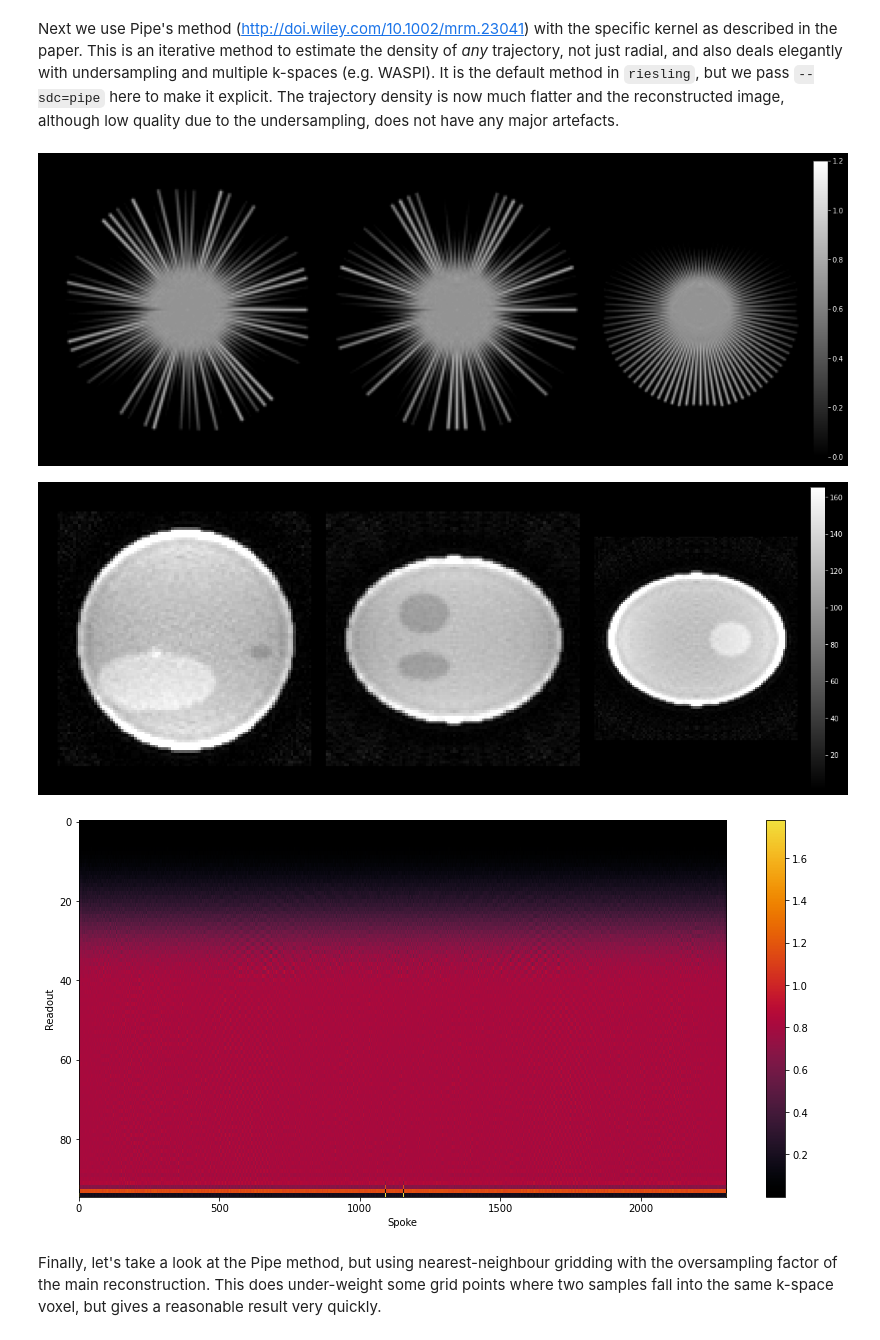
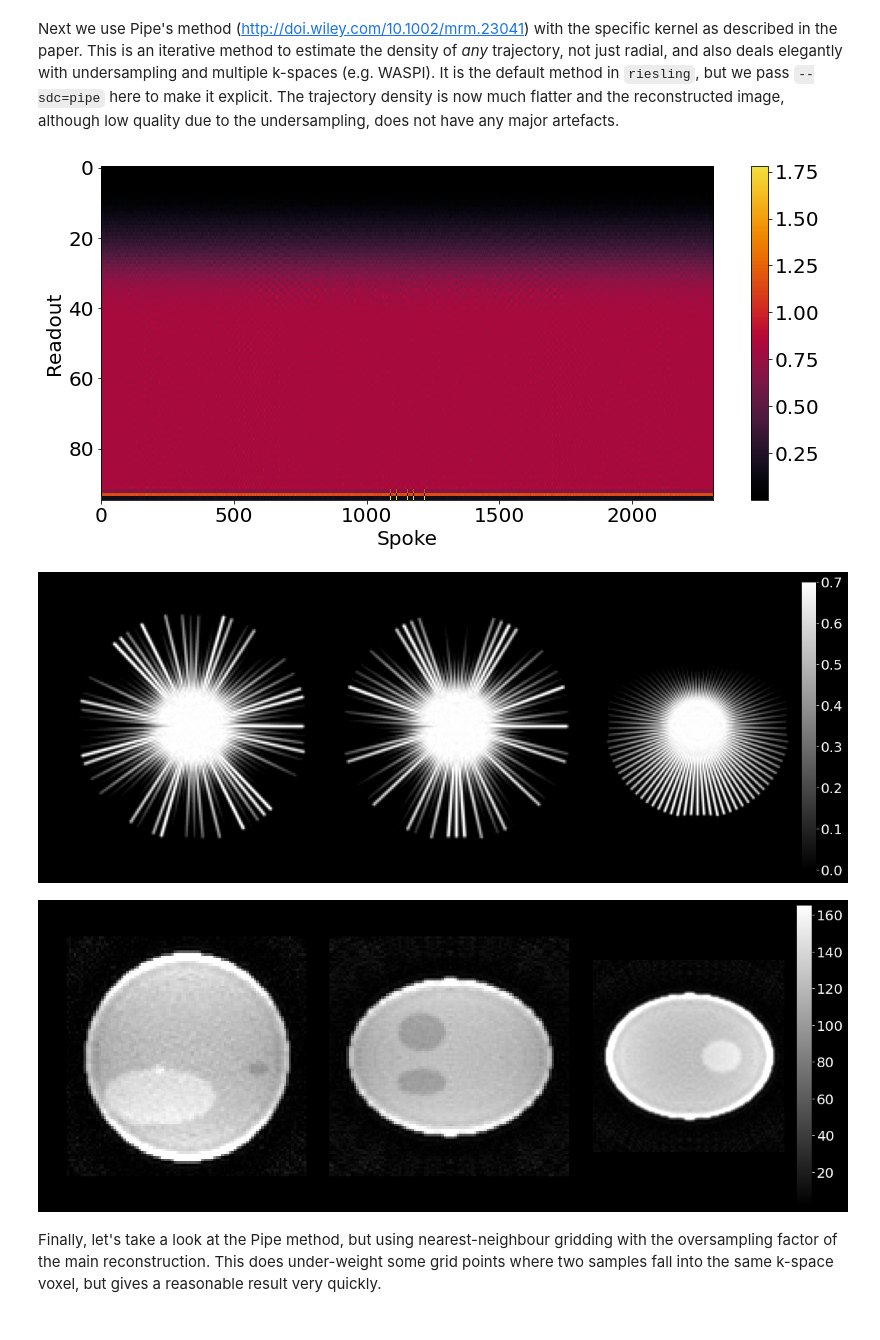
Before and after one commit to spinicist/old-riesling-examples, a Jupyter notebook: sdc.ipynb, the cells around one changed output. Cells and saved outputs as stored; diff of their text form; code cells hidden in the pictures.

```diff
--- a/sdc.ipynb
+++ b/sdc.ipynb
@@ -38,14 +40,14 @@ Next we use Pipe's method (http://doi.wiley.com/10.1002/mrm.23041) with the spec
 # %%
 !riesling sdc 'phantom.h5' -o pipe --sdc=pipe
 !riesling traj 'phantom.h5' --sdc=pipe-sdc.h5 {recon_settings} -o pipe
-display(rl.images.planes('pipe-traj.h5', dset='traj-image', clim=[0,1.2]))
 !riesling recon 'phantom.h5' --sdc=pipe-sdc.h5 {recon_settings} -o pipe
-display(rl.images.planes('pipe-recon.h5', dset='image'))
 display(rl.plots.sdc('pipe-sdc.h5'))
+display(rl.images.planes('pipe-traj.h5', dset='traj-image'))
+display(rl.images.planes('pipe-recon.h5'))
 # %% [output]
-[figure, old version]
+[figure, new version]
-[figure, old version]
+[figure, new version]
-[figure, old version]
+[figure, new version]
 # %% [markdown]
 Finally, let's take a look at the Pipe method, but using nearest-neighbour gridding with the oversampling factor of the main reconstruction. This does under-weight some grid points where two samples fall into the same k-space voxel, but gives a reasonable result very quickly.
 # %%
```
Also changed, not shown: parts of 4 cells of this notebook, 4 other files.
